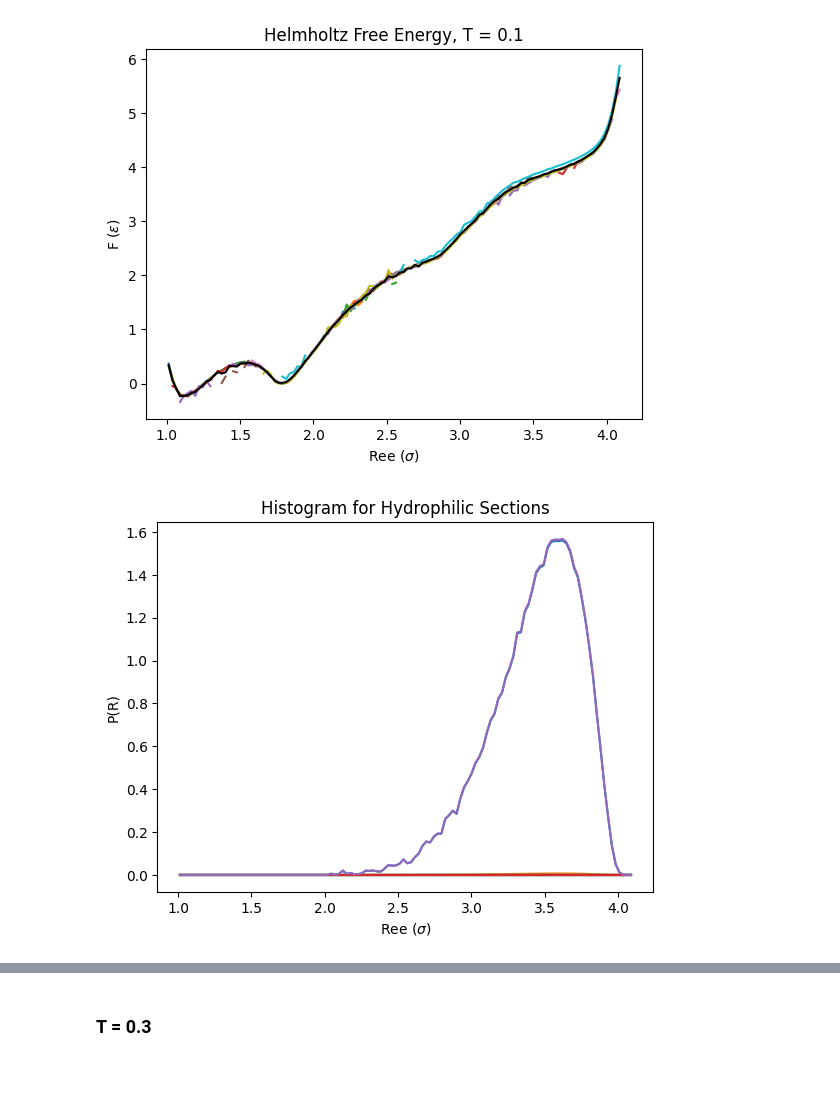
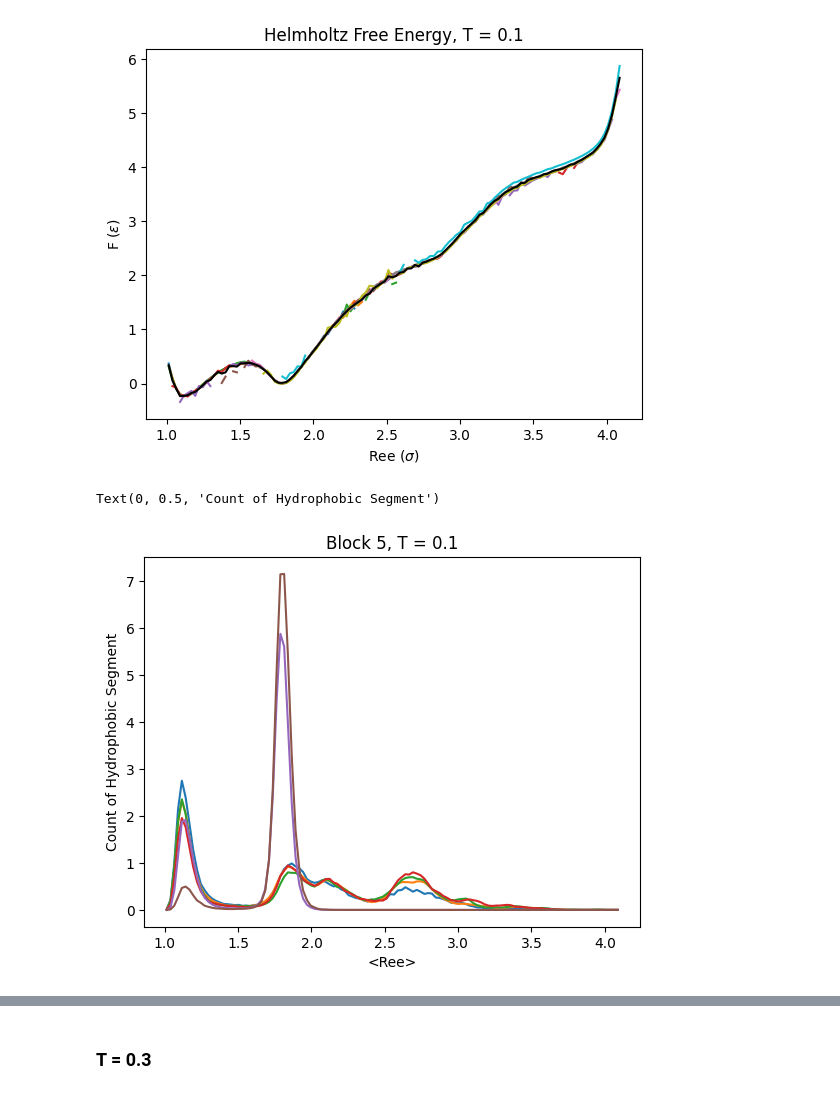
Before and after one commit to VagrantHyp/Code, a Jupyter notebook: Block5.ipynb, the cells around one changed output, grey strips where cells are left out. Saved outputs shown, nothing was run; the diff lists cells and outputs as text; code cells hidden in the pictures.

```diff
--- a/Block5.ipynb
+++ b/Block5.ipynb
@@ -186,20 +236,15 @@ plt.plot(xh,Hphobic, color = 'black')
 [<matplotlib.lines.Line2D at 0x...>]
 [figure]
 # %%
-Hphilic = xh*0
-for i in range(5,19):
-    f = CGT01.f[i]-0.5
-    D = segRee(CGT01.ParsedRee[i], 5, 'Hydrophilic').flatten()
-    kT = 0.1
-    w = np.exp(-f*D/kT)
-    prob = np.histogram(D,bins=rang, weights = w)[0]
-    Hphilic += prob
-    plt.plot(xh, prob, label = 'f = ' + str(CGT01.f[i]))
-plt.plot(xh, Hphilic)
-plt.xlabel("Ree ($\sigma$)")
-plt.ylabel("P(R)")
-plt.title('Histogram for Hydrophilic Sections')
-#Normalize
-Hphilic = -0.1*np.log(Hphilic/Hphilic.sum())
+for i in range(0,6):
+    f = CGT01.f[i]
+    D = segRee(CGT01.ParsedRee[i], 5, 'Hydrophobic').flatten()
+    prob = np.histogram(D,bins=rang, density=True)[0]
+    plt.plot(xh, prob)
+
+plt.title('Block 5, T = 0.1')
+plt.xlabel('<Ree>')
+plt.ylabel('Count of Hydrophobic Segment')
 # %% [output]
+Text(0, 0.5, 'Count of Hydrophobic Segment')
-[figure, old version]
+[figure, new version]
```
Also changed, not shown: parts of 22 cells of this notebook, 4 other files.
